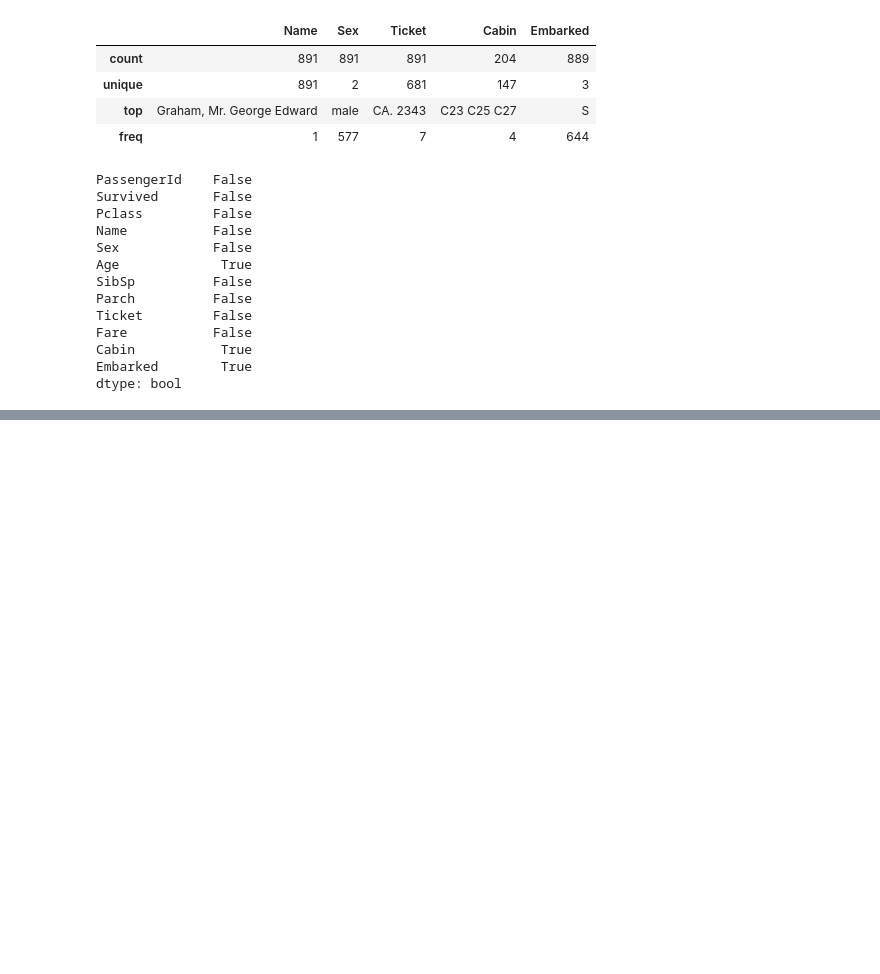
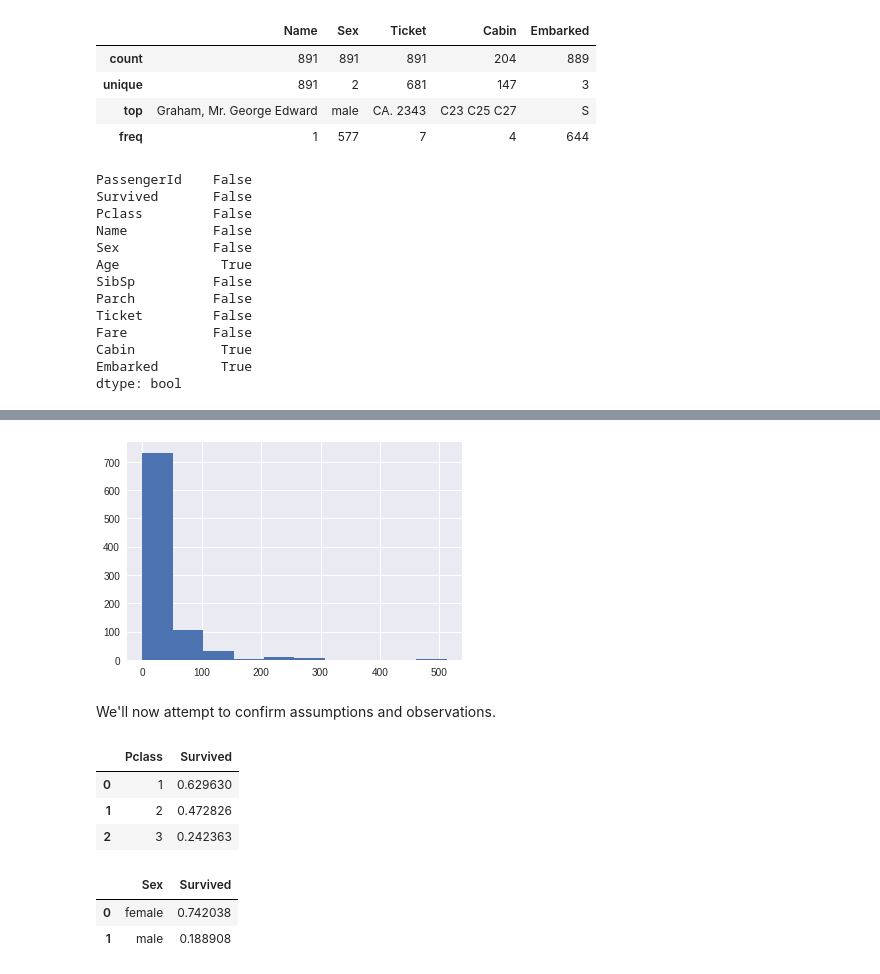
Before and after one commit to malcolmmathew-zz/kaggle-titanic, a Jupyter notebook: Titanic.ipynb, the cells around one changed output, grey strips where cells are left out. Saved outputs shown, nothing was run; the diff lists cells and outputs as text; code cells hidden in the pictures; blank space fills up the shorter version.

```diff
--- a/Titanic.ipynb
+++ b/Titanic.ipynb
@@ -141,0 +149,20 @@ We can probably discard Cabin due to the null and incomplete values in test and
+# %%
+plt.hist(train_df['Fare'])
+plt.show()
+# %% [output]
+[figure, added]
+# %% [markdown]
+We'll now attempt to confirm assumptions and observations.
+# %%
+train_df[['Pclass', 'Survived']].groupby(['Pclass'], as_index=False).mean().sort_values(by='Survived', ascending=False)
+# %% [output]
+|  | Pclass | Survived |
+| 0 | 1 | 0.629630 |
+| 1 | 2 | 0.472826 |
+| 2 | 3 | 0.242363 |
+# %%
+train_df[['Sex', 'Survived']].groupby(['Sex'], as_index=False).mean().sort_values(by='Survived', ascending=False)
+# %% [output]
+|  | Sex | Survived |
+| 0 | female | 0.742038 |
+| 1 | male | 0.188908 |
```
Also changed, not shown: parts of 32 cells of this notebook.
